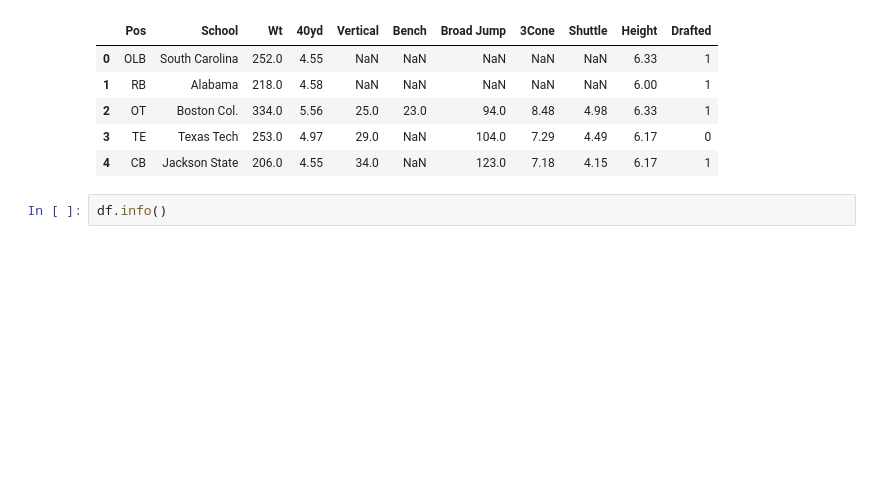
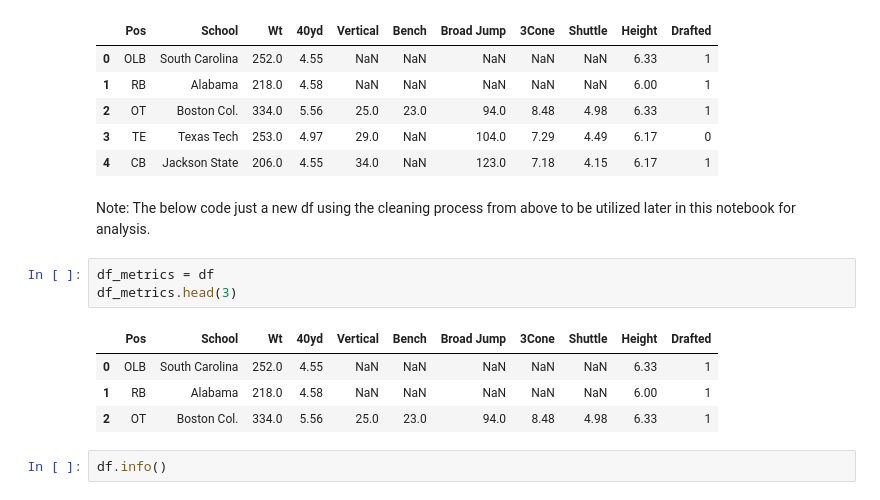
Before and after one commit to eric8395/NFL-Combine-Draft-Classification, a Jupyter notebook: NFL Combine Draft Classification.ipynb, the cells around one changed output. Drawn from its saved outputs; the diff is of its cells as text; blank space fills up the shorter version.

Commit message:
added slides, final run of notebook, added images

```diff
--- a/NFL Combine Draft Classification.ipynb
+++ b/NFL Combine Draft Classification.ipynb
@@ -181,6 +198,16 @@ df.head(5)
 | 2 | OT | Boston Col. | 334.0 | 5.56 | 25.0 | 23.0 | 94.0 | 8.48 | 4.98 | 6.33 | 1 |
 | 3 | TE | Texas Tech | 253.0 | 4.97 | 29.0 | NaN | 104.0 | 7.29 | 4.49 | 6.17 | 0 |
 | 4 | CB | Jackson State | 206.0 | 4.55 | 34.0 | NaN | 123.0 | 7.18 | 4.15 | 6.17 | 1 |
+# %% [markdown]
+Note: The below code just a new df using the cleaning process from above to be utilized later in this notebook for analysis.
+# %%
+df_metrics = df
+df_metrics.head(3)
+# %% [output]
+|  | Pos | School | Wt | 40yd | Vertical | Bench | Broad Jump | 3Cone | Shuttle | Height | Drafted |
+| 0 | OLB | South Carolina | 252.0 | 4.55 | NaN | NaN | NaN | NaN | NaN | 6.33 | 1 |
+| 1 | RB | Alabama | 218.0 | 4.58 | NaN | NaN | NaN | NaN | NaN | 6.00 | 1 |
+| 2 | OT | Boston Col. | 334.0 | 5.56 | 25.0 | 23.0 | 94.0 | 8.48 | 4.98 | 6.33 | 1 |
 # %%
 df.info()
 # %% [output]
```
Also changed, not shown: parts of 62 cells of this notebook, 4 other files.
